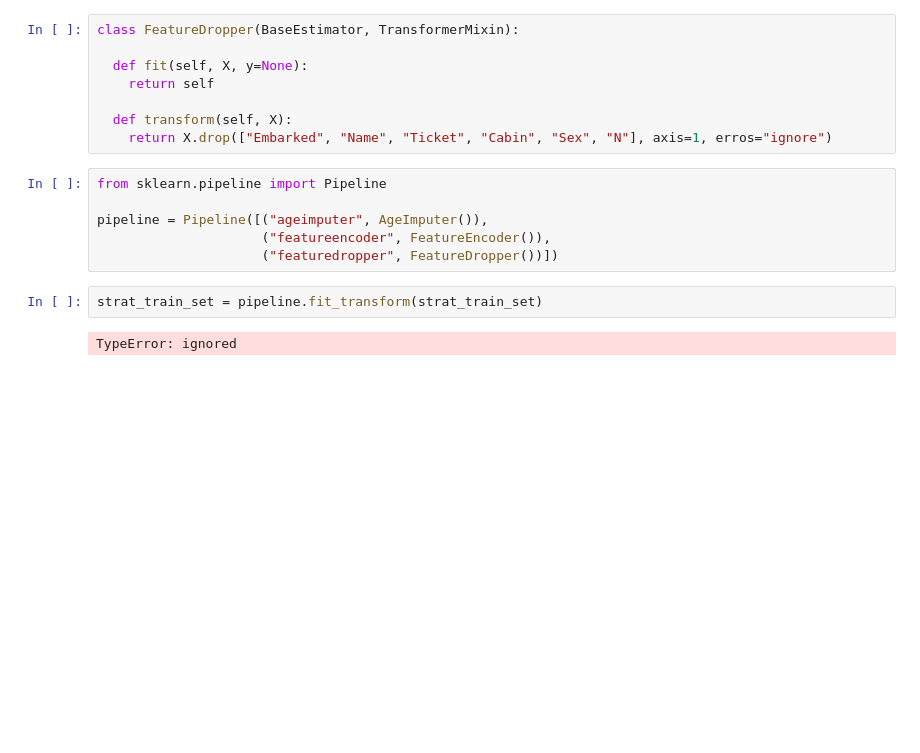
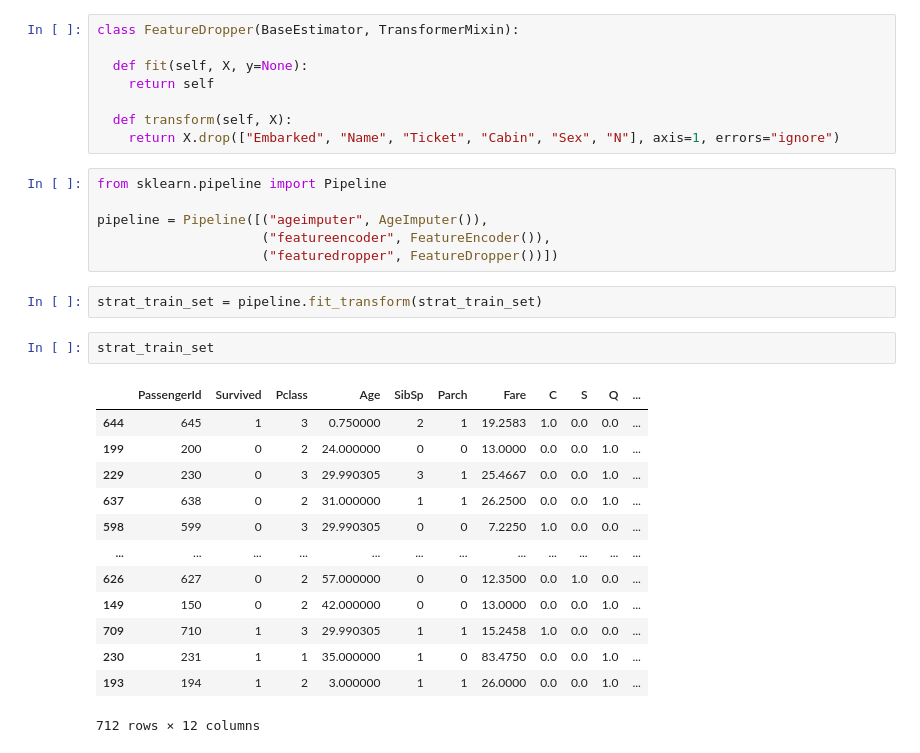
Before and after one commit to agnislur/titanic_article, a Jupyter notebook: artikel_titanic.ipynb, the cells around one changed output. Cells and saved outputs as stored; diff of their text form; blank space fills up the shorter version.

```diff
--- a/artikel_titanic.ipynb
+++ b/artikel_titanic.ipynb
@@ -155,7 +155,7 @@ class FeatureDropper(BaseEstimator, TransformerMixin):
     return self
 
   def transform(self, X):
-    return X.drop(["Embarked", "Name", "Ticket", "Cabin", "Sex", "N"], axis=1, erros="ignore")
+    return X.drop(["Embarked", "Name", "Ticket", "Cabin", "Sex", "N"], axis=1, errors="ignore")
 # %%
 from sklearn.pipeline import Pipeline
 
@@ -164,5 +164,19 @@ pipeline = Pipeline([("ageimputer", AgeImputer()),
                      ("featuredropper", FeatureDropper())])
 # %%
 strat_train_set = pipeline.fit_transform(strat_train_set)
-# %% [output]
-TypeError: ignored
+# %%
+strat_train_set
+# %% [output]
+|  | PassengerId | Survived | Pclass | Age | SibSp | Parch | Fare | C | S | Q | ... |
+| 644 | 645 | 1 | 3 | 0.750000 | 2 | 1 | 19.2583 | 1.0 | 0.0 | 0.0 | ... |
+| 199 | 200 | 0 | 2 | 24.000000 | 0 | 0 | 13.0000 | 0.0 | 0.0 | 1.0 | ... |
+| 229 | 230 | 0 | 3 | 29.990305 | 3 | 1 | 25.4667 | 0.0 | 0.0 | 1.0 | ... |
+| 637 | 638 | 0 | 2 | 31.000000 | 1 | 1 | 26.2500 | 0.0 | 0.0 | 1.0 | ... |
+| 598 | 599 | 0 | 3 | 29.990305 | 0 | 0 | 7.2250 | 1.0 | 0.0 | 0.0 | ... |
+| ... | ... | ... | ... | ... | ... | ... | ... | ... | ... | ... | ... |
+| 626 | 627 | 0 | 2 | 57.000000 | 0 | 0 | 12.3500 | 0.0 | 1.0 | 0.0 | ... |
+| 149 | 150 | 0 | 2 | 42.000000 | 0 | 0 | 13.0000 | 0.0 | 0.0 | 1.0 | ... |
+| 709 | 710 | 1 | 3 | 29.990305 | 1 | 1 | 15.2458 | 1.0 | 0.0 | 0.0 | ... |
+| 230 | 231 | 1 | 1 | 35.000000 | 1 | 0 | 83.4750 | 0.0 | 0.0 | 1.0 | ... |
+| 193 | 194 | 1 | 2 | 3.000000 | 1 | 1 | 26.0000 | 0.0 | 0.0 | 1.0 | ... |
+712 rows × 12 columns
```
Also changed, not shown: parts of 25 cells of this notebook.
